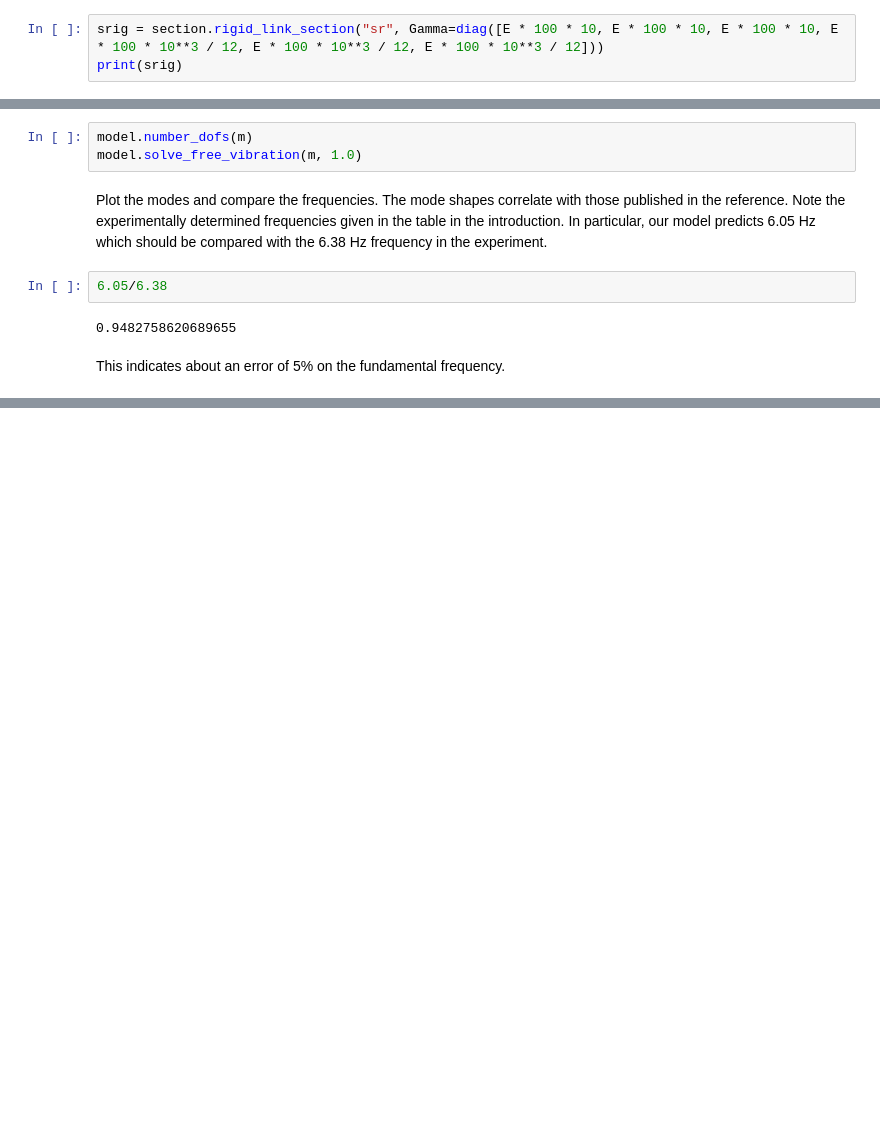
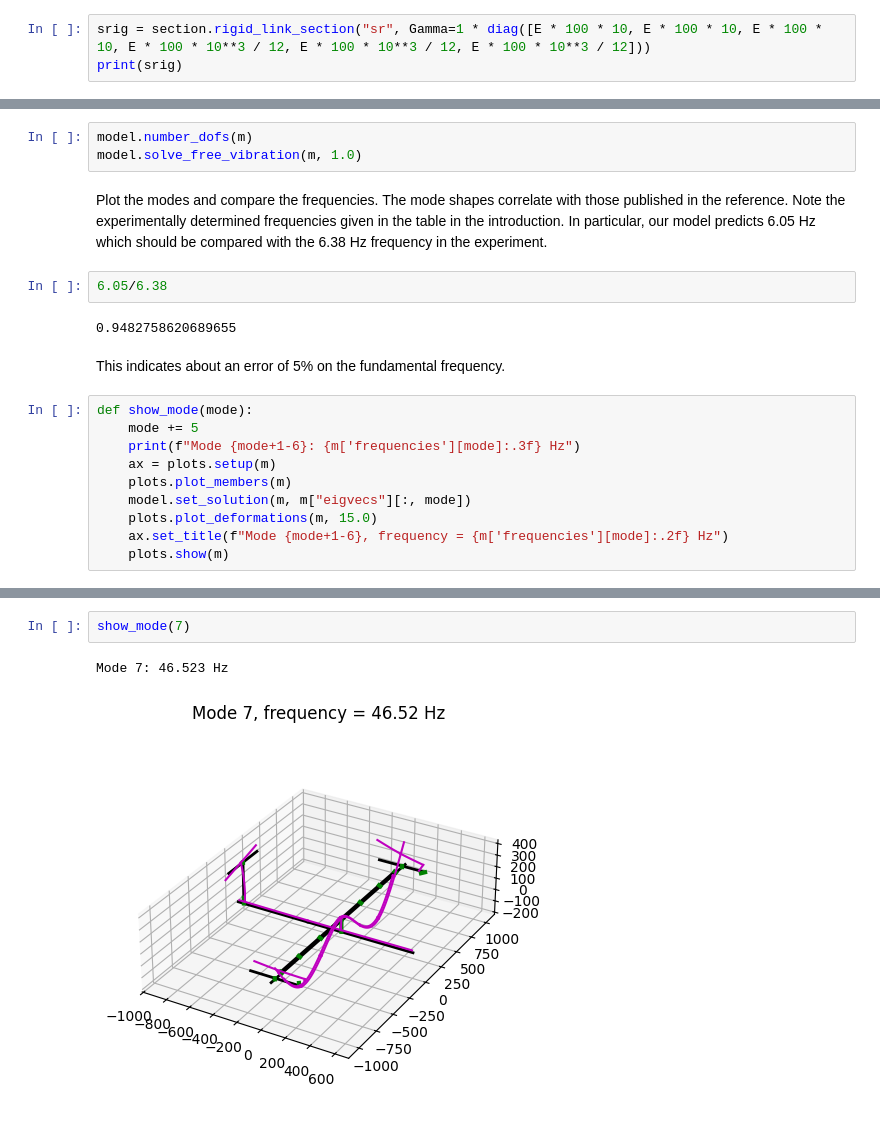
Before and after one commit to PetrKryslUCSD/pystran, a Jupyter notebook: tutorials/19_garteur_air_frame_vibration_ref_tut.ipynb, the cells around one changed output, grey strips where cells are left out. Cells and saved outputs as stored; diff of their text form; blank space fills up the shorter version.

```diff
--- a/tutorials/19_garteur_air_frame_vibration_ref_tut.ipynb
+++ b/tutorials/19_garteur_air_frame_vibration_ref_tut.ipynb
@@ -130,7 +136,7 @@ The offset beams are connected through rigid links.
 The rigidity is considered through a diagonal matrix coupling the degrees of freedom, based on the stiffness of a 1mm long beam of the cross section
 corresponding to the wing.
 # %%
-srig = section.rigid_link_section("sr", Gamma=diag([E * 100 * 10, E * 100 * 10, E * 100 * 10, E * 100 * 10**3 / 12, E * 100 * 10**3 / 12, E * 100 * 10**3 / 12]))
+srig = section.rigid_link_section("sr", Gamma=1 * diag([E * 100 * 10, E * 100 * 10, E * 100 * 10, E * 100 * 10**3 / 12, E * 100 * 10**3 / 12, E * 100 * 10**3 / 12]))
 print(srig)
 # %% [output]
 {'name': 'sr', 'Gamma': array([[7.2e+07, 0.0e+00, 0.0e+00, 0.0e+00, 0.0e+00, 0.0e+00],
@@ -605,4 +611,14 @@ In particular, our model predicts 6.05 Hz which should be compared with the 6.38
 0.9482758620689655
 # %% [markdown]
 This indicates about an error of 5% on the fundamental frequency.
+# %%
+def show_mode(mode):
+    mode += 5
+    print(f"Mode {mode+1-6}: {m['frequencies'][mode]:.3f} Hz")
+    ax = plots.setup(m)
+    plots.plot_members(m)
+    model.set_solution(m, m["eigvecs"][:, mode])
+    plots.plot_deformations(m, 15.0)
+    ax.set_title(f"Mode {mode+1-6}, frequency = {m['frequencies'][mode]:.2f} Hz")
+    plots.show(m)
 # %%
@@ -630,0 +666,5 @@ Mode 6: 44.504 Hz
+# %%
+show_mode(7)
+# %% [output]
+Mode 7: 46.523 Hz
+[figure, added]
```
Also changed, not shown: parts of 17 cells of this notebook, 8 other files.
